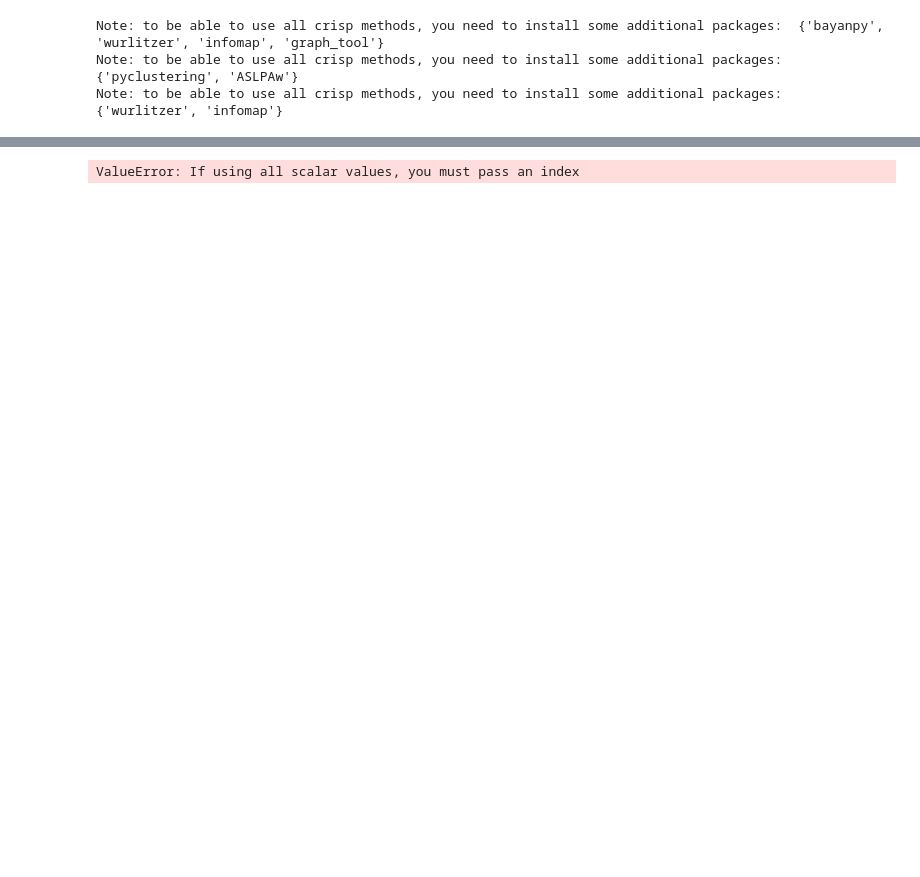
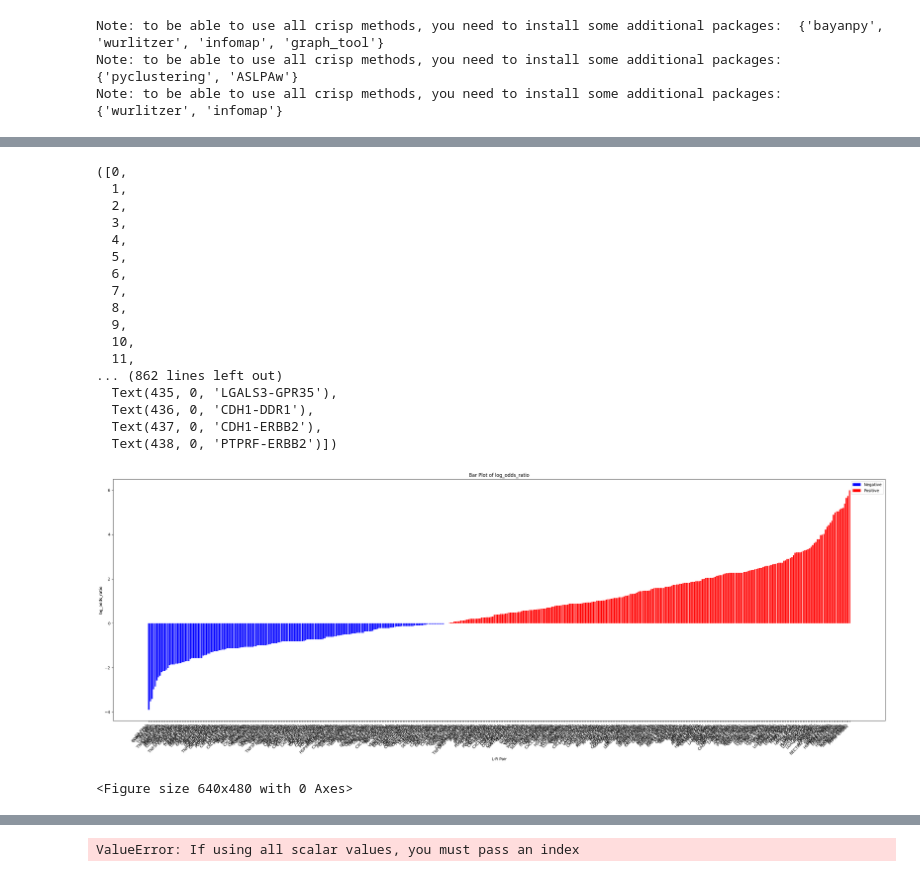
Before and after one commit to bubblelionet/Cell-Cell-Communication, a Jupyter notebook: LR_logodds_barplot.ipynb, the cells around one changed output, grey strips where cells are left out. Cells and saved outputs as stored; diff of their text form; code cells hidden in the pictures; blank space fills up the shorter version.

```diff
--- a/LR_logodds_barplot.ipynb
+++ b/LR_logodds_barplot.ipynb
@@ -27,7 +27,7 @@ Note: to be able to use all crisp methods, you need to install some additional p
 Note: to be able to use all crisp methods, you need to install some additional packages:  {'wurlitzer', 'infomap'}
 # %%
 # Read in the whole log odds table
-whole_log_odds_df = pd.read_csv('/Users/victoriagao/local_docs/NEST/output/LR_log_odds/BIG_log_odds.csv')
+global_log_odds_df = pd.read_csv('/Users/victoriagao/local_docs/NEST/output/LR_log_odds/10.5_new/exp2_B1_Global_log_odds.csv')
 
 output_folder = "/Users/victoriagao/local_docs/NEST/output/gsea_results/"
 
@@ -52,28 +52,54 @@ whole_log_odds_df
 # %%
 ###### This only plots the non-infinitive log odds values
 # Separate negative and positive values
-negative_values = log_odds_df[(log_odds_df['log_odds_ratio'] < 0) & (log_odds_df['log_odds_ratio'] != -float('inf'))]
-
+negative_values = global_log_odds_df[(global_log_odds_df['log_odds_ratio'] < 0) & (global_log_odds_df['log_odds_ratio'] != -float('inf'))]
+negative_values = negative_values.sort_values(by="log_odds_ratio")
 # negative_values = log_odds_df[(log_odds_df['log_odds_ratio'] < 0) | (log_odds_df['log_odds_ratio'] == -float('inf'))]
-positive_values = log_odds_df[(log_odds_df['log_odds_ratio'] > 0) & (log_odds_df['log_odds_ratio'] != float('inf'))]
+positive_values = global_log_odds_df[(global_log_odds_df['log_odds_ratio'] > 0) & (global_log_odds_df['log_odds_ratio'] != float('inf'))]
+positive_values = positive_values.sort_values(by="log_odds_ratio")
 
 # Create tick mark list
 # tick_list = pd.concat([negative_values["L-R Pair"],positive_values["L-R Pair"]])
 
 # Create a bar plot
 fig, ax = plt.subplots(figsize=(35, 11))
 # fig, ax = plt.subplots()
-ax.bar(negative_values['L-R Pair'], negative_values['log_odds_ratio'], color='green', label='Negative')
+ax.bar(negative_values['L-R Pair'], negative_values['log_odds_ratio'], color='blue', label='Negative')
 ax.bar(positive_values['L-R Pair'], positive_values['log_odds_ratio'], color='red', label='Positive')
 
 # Add labels, title, and legend
 ax.set_xlabel('L-R Pair')
 ax.set_ylabel('log_odds_ratio')
 ax.set_title('Bar Plot of log_odds_ratio')
 ax.legend()
 
 # Rotate x-axis labels for better readability
 # plt.xticks(tick_list,rotation=45, ha='right')
 # plt.xticks(log_odds_df["L-R Pair"],rotation=45, ha='right')
 plt.xticks(rotation=45, ha='right')
 # plt.xticks(positive_values['L-R Pair'],rotation=45, ha='right')
+# %% [output]
+([0,
+  1,
+  2,
+  3,
+  4,
+  5,
+  6,
+  7,
+  8,
+  9,
+  10,
+  11,
+... (862 lines left out)
+  Text(435, 0, 'LGALS3-GPR35'),
+  Text(436, 0, 'CDH1-DDR1'),
+  Text(437, 0, 'CDH1-ERBB2'),
+  Text(438, 0, 'PTPRF-ERBB2')])
+[figure, added]
+# %%
+output_file = '/Users/victoriagao/local_docs/NEST/output/new_bar_plot.png'
+# plt.tight_layout()
+plt.savefig(output_file)
+# %% [output]
+<Figure size 640x480 with 0 Axes>
```
Also changed, not shown: parts of 3 cells of this notebook, 4 other files.
